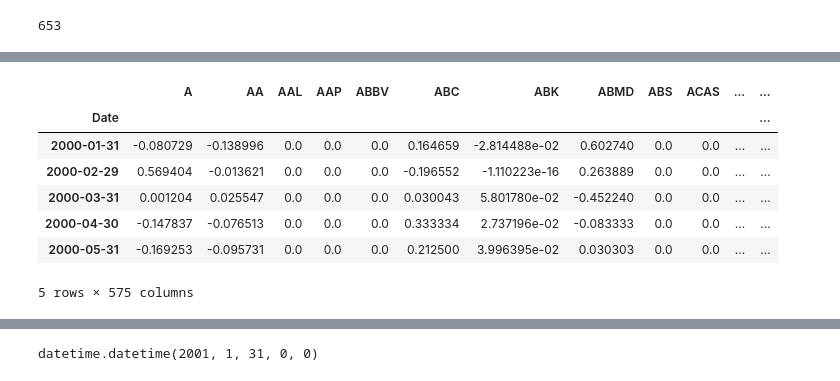
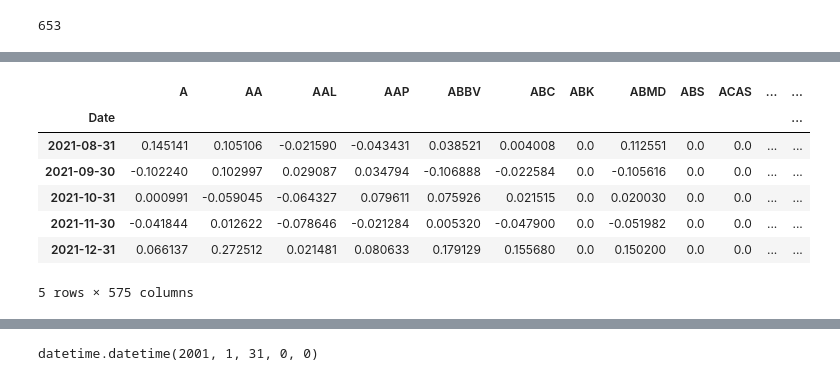
Before and after one commit to shane-sarabdial/Momentum, a Jupyter notebook: Momentum.ipynb, the cells around one changed output, grey strips where cells are left out. Saved outputs shown, nothing was run; the diff lists cells and outputs as text; code cells hidden in the pictures.

```diff
--- a/Momentum.ipynb
+++ b/Momentum.ipynb
@@ -50,14 +50,14 @@ prices = data['Adj Close']
 prices.index = pd.to_datetime(prices.index)
 monthly_return = prices.pct_change().resample('M').agg(lambda x: (x+1).prod() -1)
 # %%
-monthly_return.head()
+monthly_return.tail()
 # %% [output]
 |  | A | AA | AAL | AAP | ABBV | ABC | ABK | ABMD | ABS | ACAS | ... | ... |
 | Date |  |  |  |  |  |  |  |  |  |  |  | ... |
-| 2000-01-31 | -0.080729 | -0.138996 | 0.0 | 0.0 | 0.0 | 0.164659 | -2.814488e-02 | 0.602740 | 0.0 | 0.0 | ... | ... |
-| 2000-02-29 | 0.569404 | -0.013621 | 0.0 | 0.0 | 0.0 | -0.196552 | -1.110223e-16 | 0.263889 | 0.0 | 0.0 | ... | ... |
-| 2000-03-31 | 0.001204 | 0.025547 | 0.0 | 0.0 | 0.0 | 0.030043 | 5.801780e-02 | -0.452240 | 0.0 | 0.0 | ... | ... |
-| 2000-04-30 | -0.147837 | -0.076513 | 0.0 | 0.0 | 0.0 | 0.333334 | 2.737196e-02 | -0.083333 | 0.0 | 0.0 | ... | ... |
-| 2000-05-31 | -0.169253 | -0.095731 | 0.0 | 0.0 | 0.0 | 0.212500 | 3.996395e-02 | 0.030303 | 0.0 | 0.0 | ... | ... |
+| 2021-08-31 | 0.145141 | 0.105106 | -0.021590 | -0.043431 | 0.038521 | 0.004008 | 0.0 | 0.112551 | 0.0 | 0.0 | ... | ... |
+| 2021-09-30 | -0.102240 | 0.102997 | 0.029087 | 0.034794 | -0.106888 | -0.022584 | 0.0 | -0.105616 | 0.0 | 0.0 | ... | ... |
+| 2021-10-31 | 0.000991 | -0.059045 | -0.064327 | 0.079611 | 0.075926 | 0.021515 | 0.0 | 0.020030 | 0.0 | 0.0 | ... | ... |
+| 2021-11-30 | -0.041844 | 0.012622 | -0.078646 | -0.021284 | 0.005320 | -0.047900 | 0.0 | -0.051982 | 0.0 | 0.0 | ... | ... |
+| 2021-12-31 | 0.066137 | 0.272512 | 0.021481 | 0.080633 | 0.179129 | 0.155680 | 0.0 | 0.150200 | 0.0 | 0.0 | ... | ... |
 5 rows × 575 columns
 # %%
```
Also changed, not shown: parts of 24 cells of this notebook.
